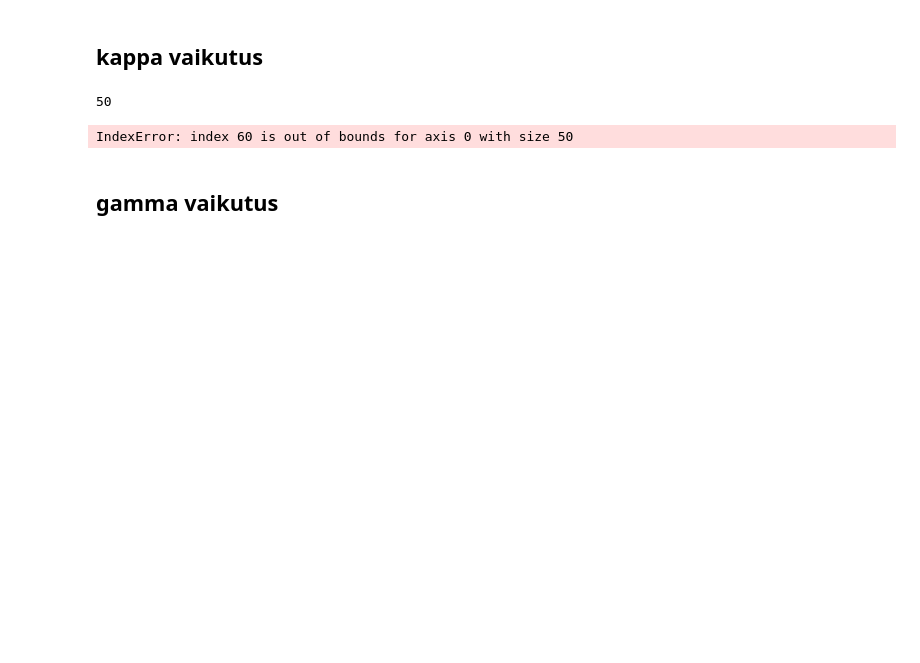
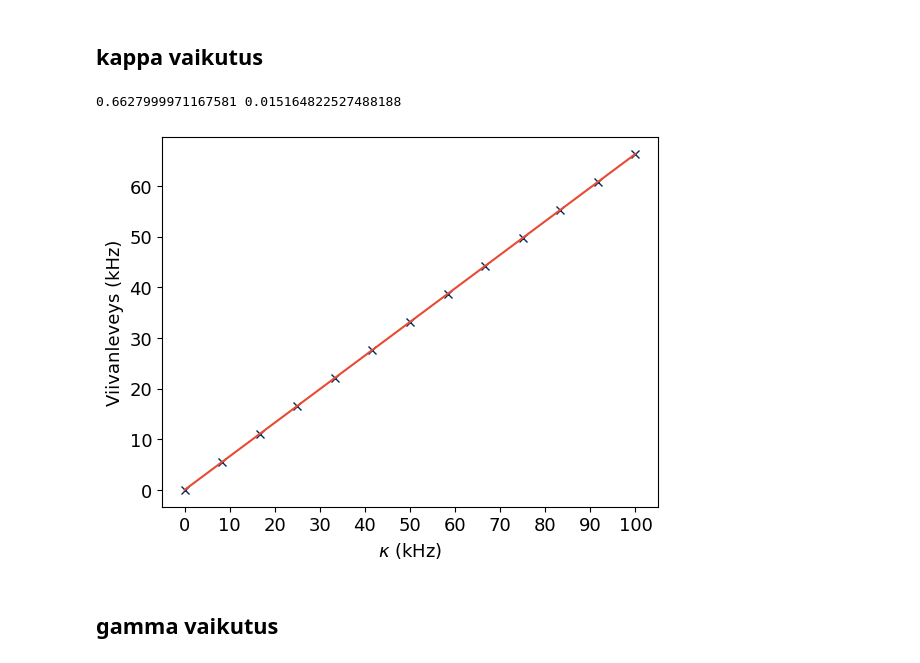
Before and after one commit to ReetuInkila/kandiData, a Jupyter notebook: plottaus.ipynb, the cells around one changed output. Drawn from its saved outputs; the diff is of its cells as text; code cells hidden in the pictures; blank space fills up the shorter version.

```diff
--- a/plottaus.ipynb
+++ b/plottaus.ipynb
@@ -117,73 +72,33 @@ plt.show()
 # %% [markdown]
 ## kappa vaikutus
 # %%
-data4= read_csv("X_kappa_0_100.csv")
+data4= read_csv("../X_kappa_0_100.csv")
-# %%
-print(len(data4))
-# %% [output]
-50
-# %%
-f = data4[60]
-p = data4[61]
-x,y = viivanleveys(f,p, False)
-freq = []
-power = []
-print(len(freq))
-i=1
-while i < len(f)/2:
-    freq.append(f[i])
-    power.append((p[i]+p[-i])/2)
-    i = i+1
-
-print(len(freq))
-
-plt.plot(freq, power , color='#042b56')
-plt.xlabel("Taajuus $(kHz)$", fontsize=13)
-plt.ylabel("Teho", fontsize=13)
-plt.xticks(fontsize=13)
-plt.yticks(fontsize=13)
-plt.xlim(0,1500)
-plt.plot([y-x/2,y+x/2],[max(p)/2, max(p)/2],  color='#042b56')
-
-print([y-x/2,y+x/2],[max(p)/2, max(p)/2], max(p))
- # location for the zoomed portion
-sub_axes = plt.axes([.24, .4, .35, .35])
-
-# plot the zoomed portion
-sub_axes.plot(freq[98000:102000], power[98000:102000],  color='#042b56')
-sub_axes.plot([y-x/2,y+x/2],[max(power)/2, max(power)/2],  color='#f1563f')
-
-print((y+x/2)-(y-x/2))
-
-
-plt.savefig('result'+'.pdf',dpi=300, bbox_inches = 'tight')
-
-plt.show()
-# %% [output]
-IndexError: index 60 is out of bounds for axis 0 with size 50
 # %%
 viivanleveydet= []
 i=0
 while i < len(data4):
     freq = data4[i]
     power = data4[i+1]
     #plt.plot(freq, power)
     viivanleveydet.append(viivanleveys(freq,power)[0])
     i = i + 4
 #plt.grid()
 #plt.show()
-plt.plot(np.linspace(0,100,26), viivanleveydet, 'x', color='#042b56')
+plt.plot(np.linspace(0,100,13), viivanleveydet, 'x', color='#042b56')
 
-a, b = np.polyfit(np.linspace(0,100,26), viivanleveydet, 1)
+a, b = np.polyfit(np.linspace(0,100,13), viivanleveydet, 1)
 print(a,b)
 plt.plot(np.linspace(0,100,26), a*np.linspace(0,100,26) + b, color='#e84a34')
 
 plt.xlabel("$\kappa$ (kHz)", fontsize=13)
 plt.ylabel("Viivanleveys (kHz)", fontsize=13)
 plt.xticks(np.arange(0, 110, 10), fontsize=13)
 plt.yticks( fontsize=13)
 plt.savefig('k_fwhm'+'.pdf',dpi=300, bbox_inches = 'tight')
 plt.show()
+# %% [output]
+0.6627999971167581 0.015164822527488188
+[figure, added]
 # %% [markdown]
 ## gamma vaikutus
 # %% [markdown]
```
Also changed, not shown: parts of 19 cells of this notebook, 2 other files.
